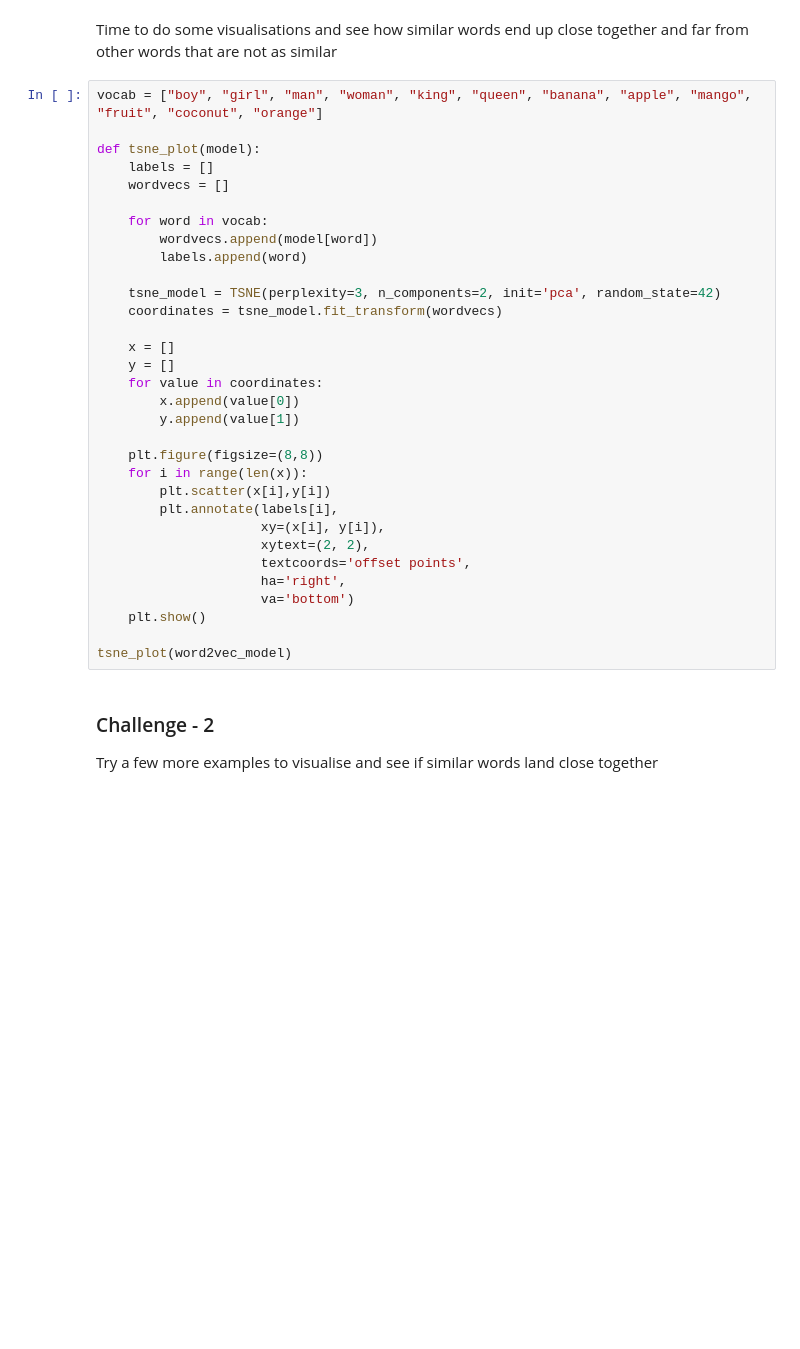
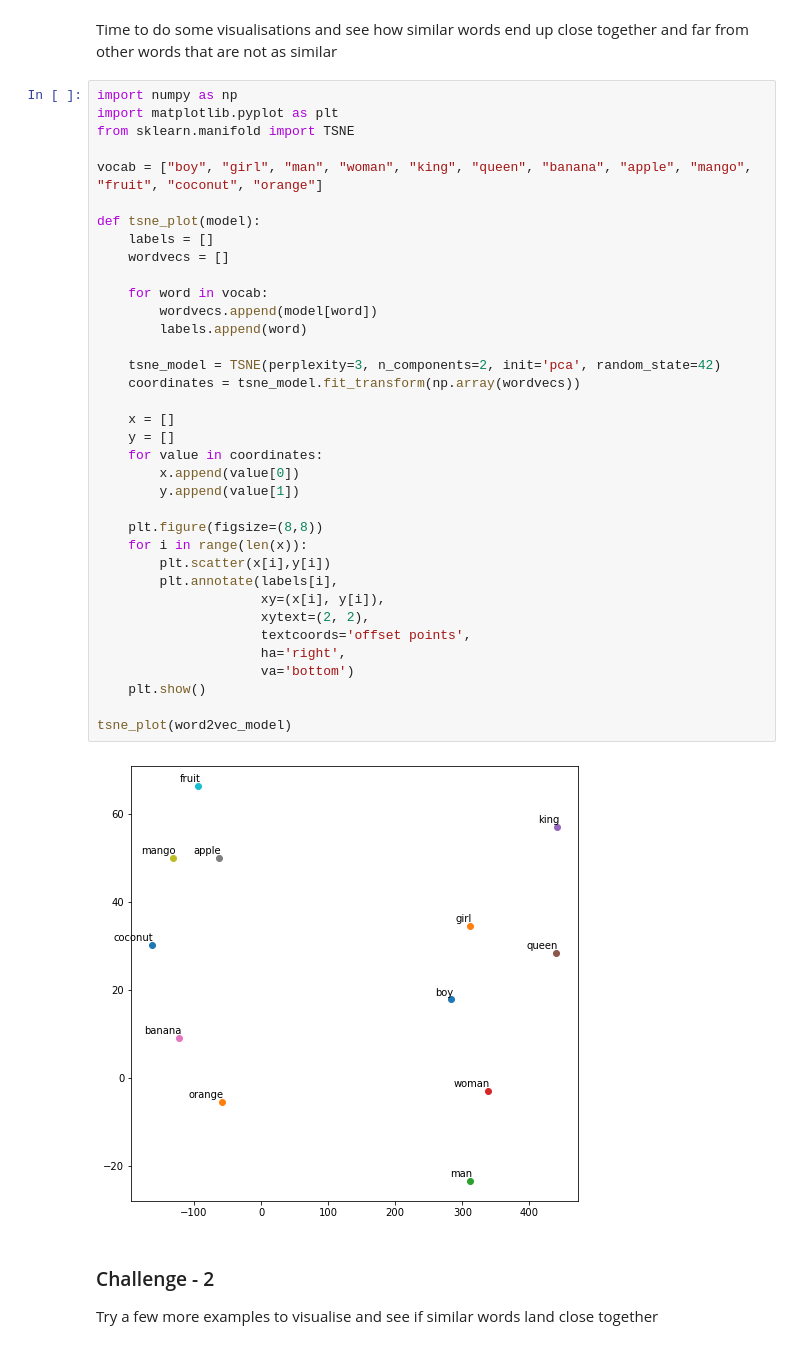
Before and after one commit to surrey-nlp/NLP-2023, a Jupyter notebook: lab04/lab04-solution-1.ipynb, the cells around one changed output. Drawn from its saved outputs; the diff is of its cells as text; blank space fills up the shorter version.

```diff
--- a/lab04/lab04-solution-1.ipynb
+++ b/lab04/lab04-solution-1.ipynb
@@ -104,37 +171,43 @@ word2vec_model.most_similar(positive=['boy', 'queen'], negative=['girl'], topn=1
 # %% [markdown]
 Time to do some visualisations and see how similar words end up close together and far from other words that are not as similar
-# %%
-vocab = ["boy", "girl", "man", "woman", "king", "queen", "banana", "apple", "mango", "fruit", "coconut", "orange"]
-
-def tsne_plot(model):
-    labels = []
-    wordvecs = []
-
-    for word in vocab:
-        wordvecs.append(model[word])
-        labels.append(word)
-
-    tsne_model = TSNE(perplexity=3, n_components=2, init='pca', random_state=42)
-    coordinates = tsne_model.fit_transform(wordvecs)
-
-    x = []
-    y = []
-    for value in coordinates:
-        x.append(value[0])
-        y.append(value[1])
-
-    plt.figure(figsize=(8,8))
-    for i in range(len(x)):
-        plt.scatter(x[i],y[i])
-        plt.annotate(labels[i],
-                     xy=(x[i], y[i]),
-                     xytext=(2, 2),
-                     textcoords='offset points',
-                     ha='right',
-                     va='bottom')
-    plt.show()
-
-tsne_plot(word2vec_model)
+# %%
+import numpy as np
+import matplotlib.pyplot as plt
+from sklearn.manifold import TSNE
+
+vocab = ["boy", "girl", "man", "woman", "king", "queen", "banana", "apple", "mango", "fruit", "coconut", "orange"]
+
+def tsne_plot(model):
+    labels = []
+    wordvecs = []
+
+    for word in vocab:
+        wordvecs.append(model[word])
+        labels.append(word)
+
+    tsne_model = TSNE(perplexity=3, n_components=2, init='pca', random_state=42)
+    coordinates = tsne_model.fit_transform(np.array(wordvecs))
+
+    x = []
+    y = []
+    for value in coordinates:
+        x.append(value[0])
+        y.append(value[1])
+
+    plt.figure(figsize=(8,8))
+    for i in range(len(x)):
+        plt.scatter(x[i],y[i])
+        plt.annotate(labels[i],
+                     xy=(x[i], y[i]),
+                     xytext=(2, 2),
+                     textcoords='offset points',
+                     ha='right',
+                     va='bottom')
+    plt.show()
+
+tsne_plot(word2vec_model)
+# %% [output]
+[figure, added]
 # %% [markdown]
 ### Challenge - 2
 Try a few more examples to visualise and see if similar words land close together
```
Also changed, not shown: parts of 23 cells of this notebook, 1 other file.
